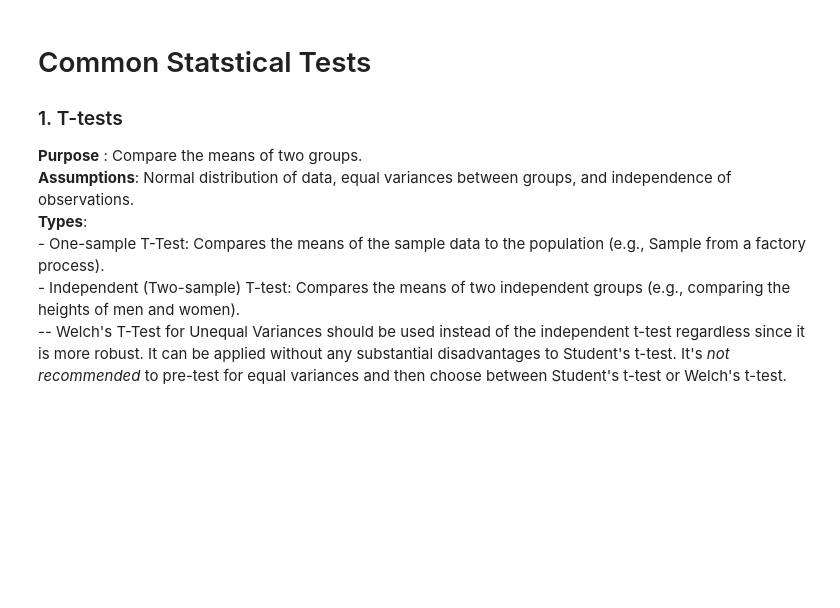
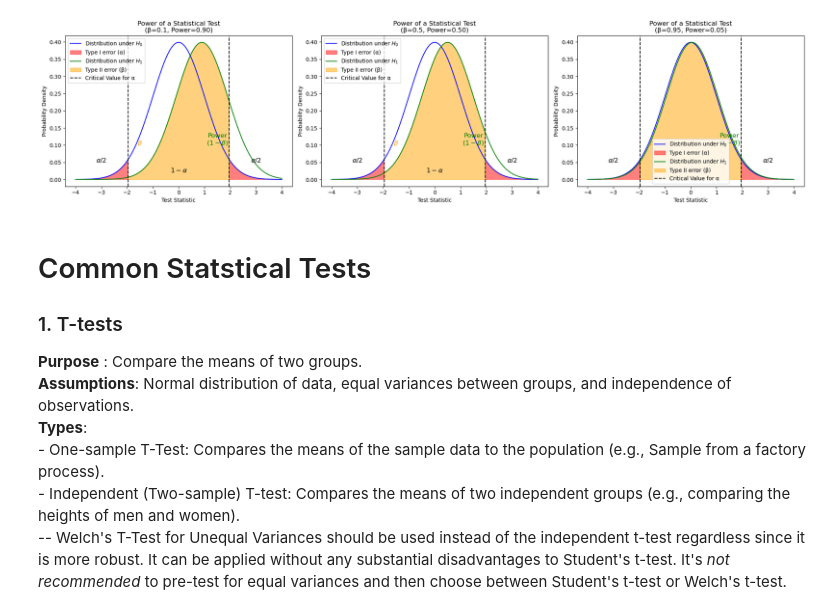
Before and after one commit to Jordanbarker/jordanbarker.github.io, a Jupyter notebook: Jupyter_Notebooks/StatisticalTests.ipynb, the cells around one changed output. Drawn from its saved outputs; the diff is of its cells as text; code cells hidden in the pictures; blank space fills up the shorter version.

```diff
--- a/Jupyter_Notebooks/StatisticalTests.ipynb
+++ b/Jupyter_Notebooks/StatisticalTests.ipynb
@@ -14,3 +31,53 @@
+# %%
+import matplotlib.pyplot as plt
+import numpy as np
+from scipy.stats import norm
+
+# Parameters for the plots
+alpha = 0.05  # Significance level
+betas = [0.1, 0.5, 0.95]  # Type II error rates for each plot
+powers = [1 - beta for beta in betas]  # Powers corresponding to each beta
+x = np.linspace(-4, 4, 1000)
+critical_value = norm.ppf(1 - alpha/2)
+
+# Create three subplots for different beta values
+fig, axs = plt.subplots(1, 3, figsize=(20, 5))
+
+for ax, beta, power in zip(axs, betas, powers):
+    # Plot the distribution of the test statistic under H0
+    ax.plot(x, norm.pdf(x), label='Distribution under $H_0$', color='blue')
+
+    # Fill the area for Type I error (alpha)
+    ax.fill_between(x, norm.pdf(x), where=(x >= critical_value) | (x <= -critical_value),
+                    color='red', alpha=0.5, label='Type I error (α)')
+
+    # Plot the distribution of the test statistic under H1 (shifted)
+    ax.plot(x, norm.pdf(x, loc=power), label='Distribution under $H_1$', color='green')
+
+    # Fill the area for Type II error (beta)
+    if beta > 0:  # Avoid negative values of beta
+        ax.fill_between(x, norm.pdf(x, loc=power), where=(x < critical_value) & (x > -critical_value),
+                        color='orange', alpha=0.5, label='Type II error (β)')
+
+    # Critical values for alpha
+    ax.axvline(critical_value, color='black', linestyle='--', label='Critical Value for α')
+    ax.axvline(-critical_value, color='black', linestyle='--')
+
+    # Annotate the graph with alpha, beta, and power regions
+    ax.text(3, 0.05, '$\\alpha/2$', horizontalalignment='center', fontsize=12)
+    ax.text(-3, 0.05, '$\\alpha/2$', horizontalalignment='center', fontsize=12)
+    ax.text(0, 0.02, '$1-\\alpha$', horizontalalignment='center', fontsize=12)
+    ax.text(1.5, 0.1, 'Power\n$(1-\\beta)$', horizontalalignment='center', fontsize=12, color='green')
+    ax.text(-1.5, 0.1, '$\\beta$', horizontalalignment='center', fontsize=12, color='orange')
+    ax.set_xlabel('Test Statistic')
+    ax.set_ylabel('Probability Density')
+    ax.set_title(f'Power of a Statistical Test\n(β={beta}, Power={power:.02f})')
+    ax.legend()
+
+plt.tight_layout()
+plt.show()
+# %% [output]
+[figure, added]
 # %% [markdown]
 # Common Statstical Tests
 ### 1. T-tests
```
Also changed, not shown: parts of 1 cell of this notebook.
